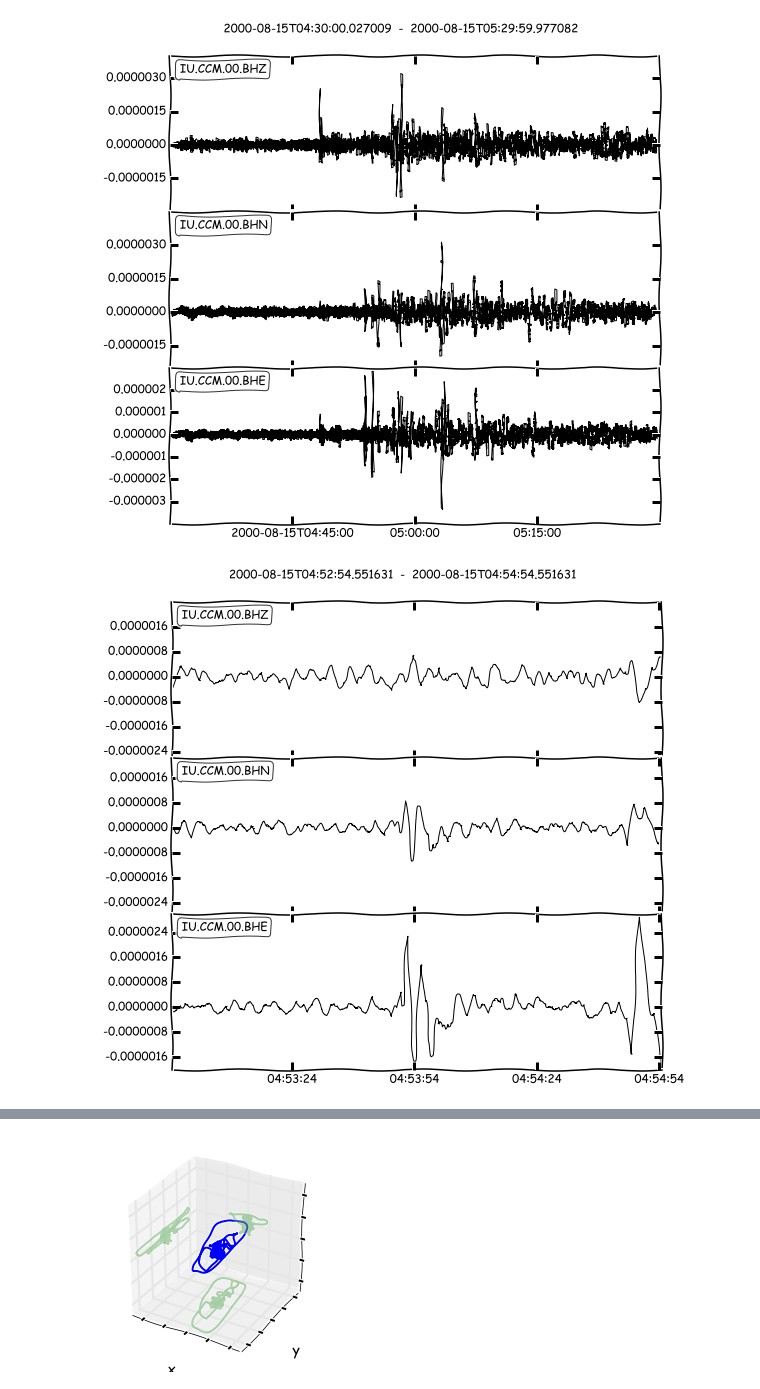
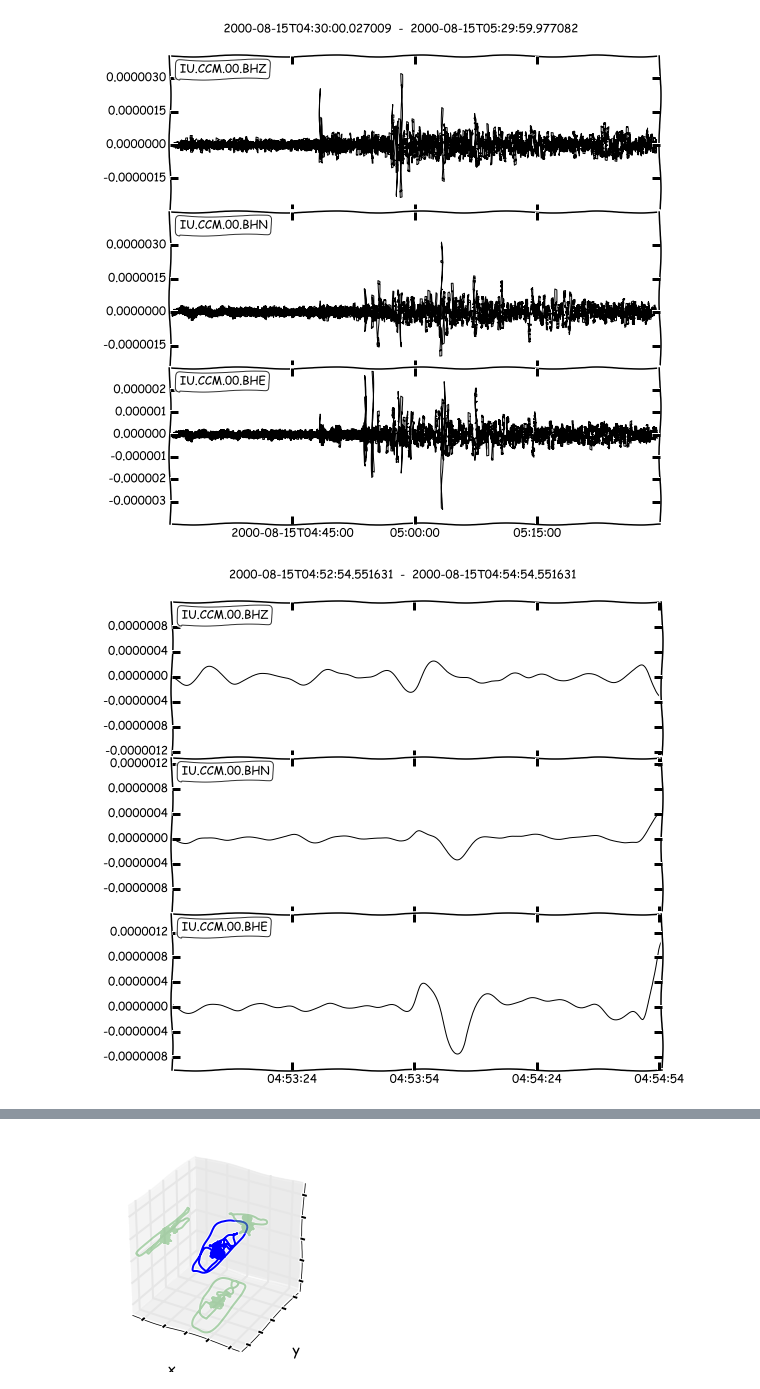
Before and after one commit to JackWalpole/splitwavepy, a Jupyter notebook: devel/Work_with_obspy.ipynb, the cells around one changed output, grey strips where cells are left out. Cells and saved outputs as stored; diff of their text form; code cells hidden in the pictures.

```diff
--- a/devel/Work_with_obspy.ipynb
+++ b/devel/Work_with_obspy.ipynb
@@ -61,10 +61,10 @@ arrivals = model.get_travel_times_geo(evdepth,evlat,evlon,stlat,stlon,phase_list
 skstime = evtime + arrivals[0].time
 # %%
 stf = dat.copy()
-stf.filter("bandpass",freqmin=0.01,freqmax=5.0)
+stf.filter("bandpass",freqmin=0.01,freqmax=0.1)
 stf.plot(starttime=skstime-60,endtime=skstime+60)
 # %% [output]
-[figure, old version]
+[figure, new version]
 # %%
 from obspy import geodetics
 dist,az,baz = geodetics.base.gps2dist_azimuth(evlat,evlon,stlat,stlon)
```
Also changed, not shown: parts of 8 cells of this notebook, 1 other file.
